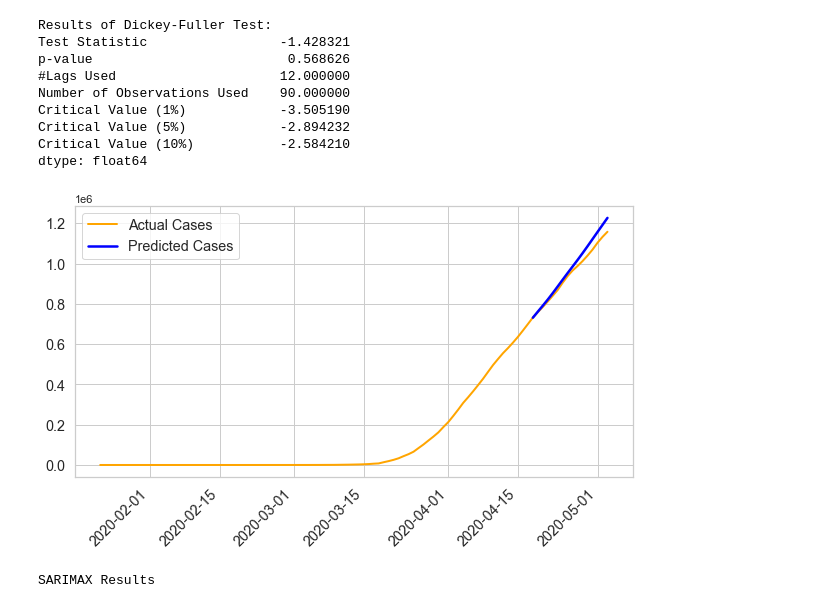
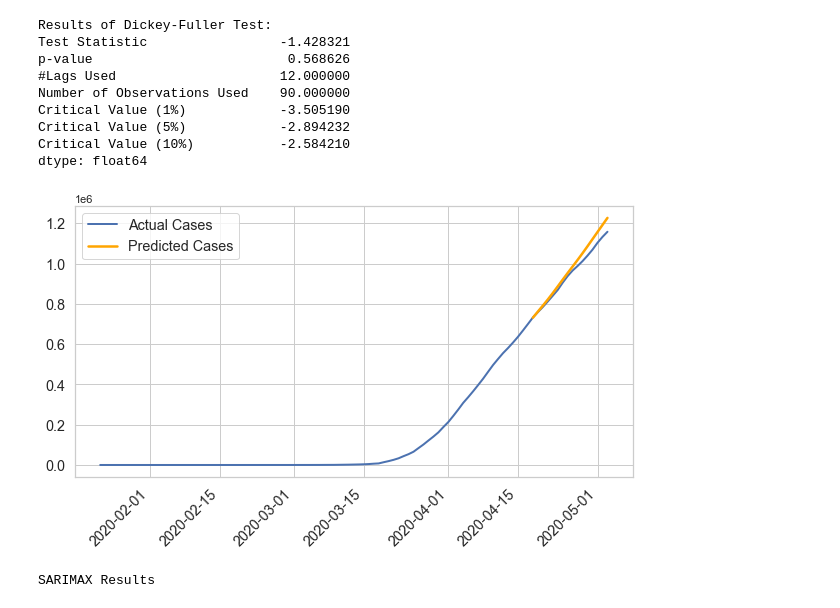
Before and after one commit to ChenWei1018/COVID-19-Intel, a Jupyter notebook: arima.ipynb, the cells around one changed output. Saved outputs shown, nothing was run; the diff lists cells and outputs as text; code cells hidden in the pictures.

```diff
--- a/arima.ipynb
+++ b/arima.ipynb
@@ -144,24 +144,24 @@ forecasts = model.predict(test.shape[0])
 # %%
 # Predicted cases vs Actual cases plot
 
 plt.figure(figsize=(10,5))
-plt.plot(df_US.index, df_US['confirmedCases'].values, c='orange', linewidth=2.0)
-plt.plot(df_US.index[train.shape[0]:], forecasts, c='blue', linewidth=2.5)
+plt.plot(df_US.index, df_US['confirmedCases'].values, linewidth=2.0)
+plt.plot(df_US.index[train.shape[0]:], forecasts, c='orange', linewidth=2.5)
 plt.xticks(
     rotation=45,
     horizontalalignment='right',
     fontweight='light',
     fontsize='large'
 )
 plt.yticks(
     fontweight='light',
     fontsize='large'
 )
 plt.legend(labels=['Actual Cases', 'Predicted Cases'], fontsize="large")
 plt.savefig('arima_future.png')
 plt.show()
 # %% [output]
-[figure, old version]
+[figure, new version]
 # %%
 model.summary()
 # %% [output]
```
Also changed, not shown: 7 other files.
